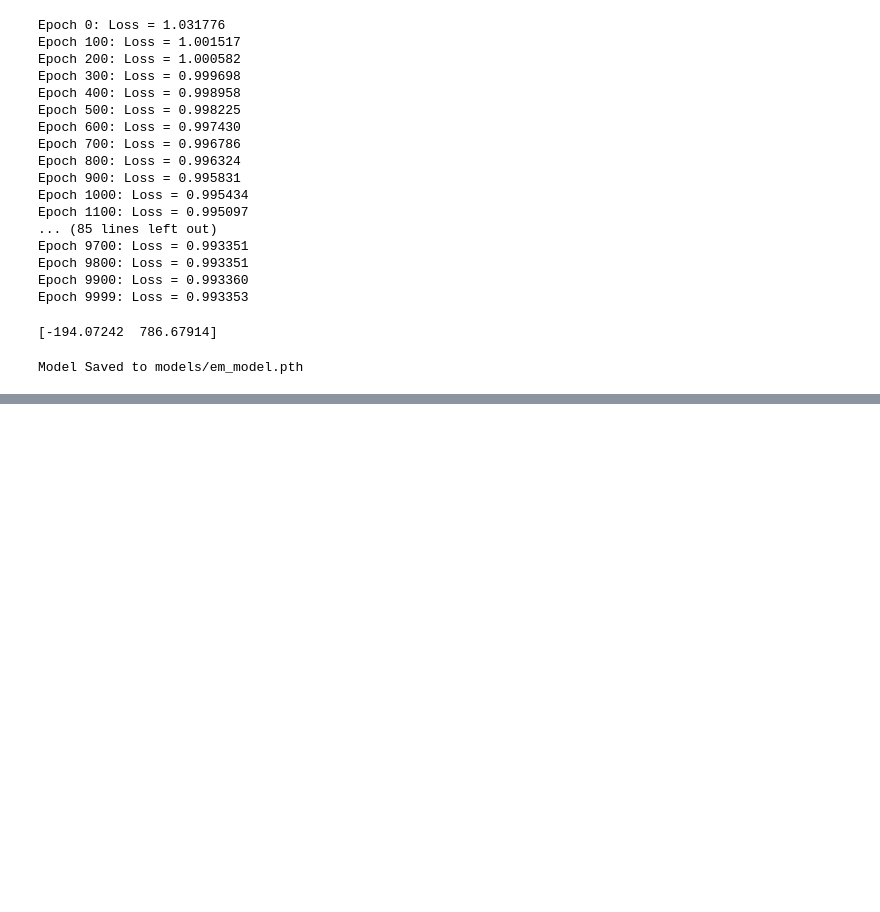
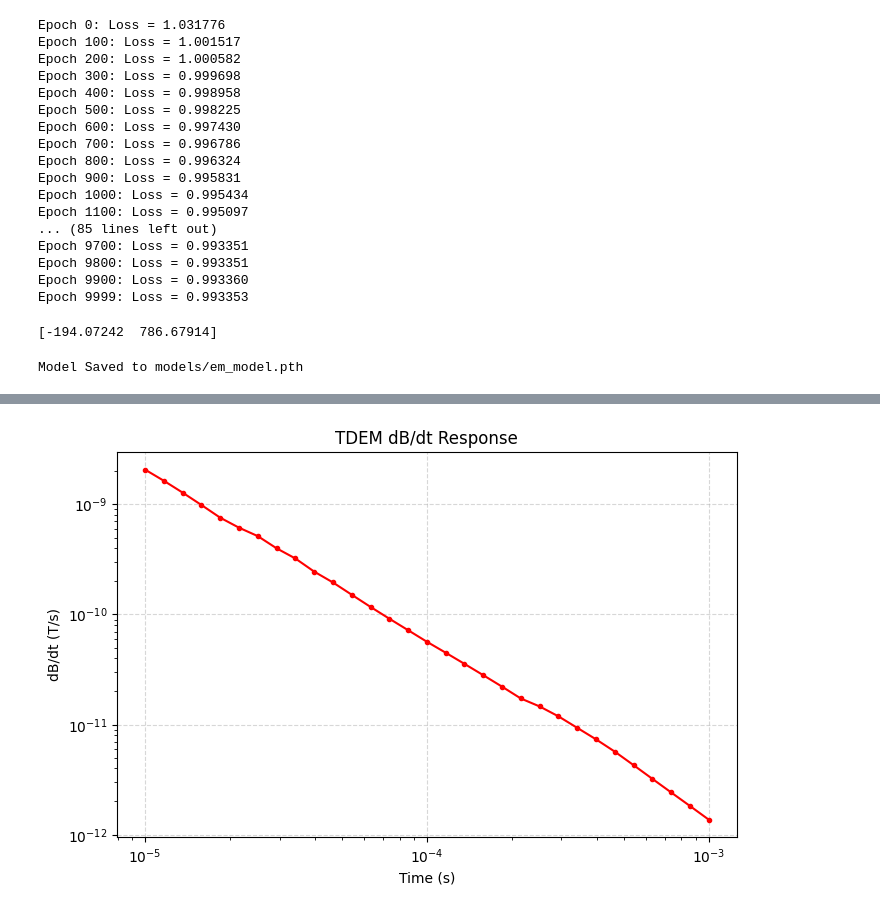
Before and after one commit to Graphical27/Time-Domain-Electromagnetics, a Jupyter notebook: main.ipynb, the cells around one changed output, grey strips where cells are left out. Saved outputs shown, nothing was run; the diff lists cells and outputs as text; code cells hidden in the pictures; blank space fills up the shorter version.

```diff
--- a/main.ipynb
+++ b/main.ipynb
@@ -85,3 +85,92 @@ print(predict_dbdt(1e-05, -5.60886297079976E-10))
 # print(f"Model Saved to models/em_model.pth")
 # %% [output]
 Model Saved to models/em_model.pth
+# %%
+import numpy as np
+import pandas as pd
+import matplotlib.pyplot as plt
+
+from simpeg import (
+    maps, optimization, data_misfit, regularization,
+    inverse_problem, inversion, directives, utils, discretize
+)
+from simpeg.electromagnetics import time_domain
+
+def generate_tdem_data(resistivities, thicknesses, plotIt=True):
+    # Validate input
+    n_layers = len(resistivities)
+    assert len(thicknesses) == n_layers - 1, "Thickness list must be one less than resistivity list"
+
+    cs, ncx, ncz, npad = 5.0, 25, 15, 15
+    hx = [(cs, ncx), (cs, npad, 1.3)]
+    hz = [(cs, npad, -1.3), (cs, ncz), (cs, npad, 1.3)]
+    mesh = discretize.CylindricalMesh([hx, 1, hz], "00C")
+    z = mesh.cell_centers_z
+
+    active = z < 0.0
+    actMap = maps.InjectActiveCells(mesh, active, np.log(1e-8), nC=mesh.shape_cells[2])
+    mapping = maps.ExpMap(mesh) * maps.SurjectVertical1D(mesh) * actMap
+
+    # Build layer-based conductivity model
+    sigma = np.ones(mesh.shape_cells[2]) * 1e-8
+    depth_top = 0
+    z_layers = -np.cumsum(thicknesses)
+
+    for i, z_bot in enumerate(np.append(z_layers, -1e6)):
+        sigma_layer = 1 / resistivities[i]
+        layer = (z < depth_top) & (z >= z_bot)
+        sigma[layer] = sigma_layer
+        depth_top = z_bot
+
+    mtrue = np.log(sigma[active])
+
+    # Set up survey
+    rxOffset = 1e-3
+    rx = time_domain.Rx.PointMagneticFluxTimeDerivative(
+        np.array([[rxOffset, 0.0, 30]]), np.logspace(-5, -3, 31), "z"
+    )
+    src = time_domain.Src.MagDipole([rx], location=np.array([0.0, 0.0, 80]))
+    survey = time_domain.Survey([src])
+    time_steps = [(1e-06, 20), (1e-05, 20), (0.0001, 20)]
+
+    simulation = time_domain.Simulation3DElectricField(
+        mesh, sigmaMap=mapping, survey=survey, time_steps=time_steps
+    )
+
+    data = simulation.make_synthetic_data(mtrue, relative_error=0.05)
+    times = rx.times
+    dBdt = data.dobs.flatten()
+
+    # Create DataFrame
+    data_rows = []
+    for i, t in enumerate(times):
+        row = [t] + resistivities + thicknesses + [dBdt[i]]
+        data_rows.append(row)
+
+    cols = ["Time"]
+    cols += [f"Resistivity_{i+1}" for i in range(n_layers)]
+    cols += [f"Thickness_{i+1}" for i in range(n_layers - 1)]
+    cols += ["dBdt"]
+
+    df = pd.DataFrame(data_rows, columns=cols)
+    df.to_csv("layered_synthetic_tdem.csv", index=False)
+
+    if plotIt:
+        fig, ax = plt.subplots(1, 1, figsize=(8, 5))
+        ax.loglog(times, -dBdt, "r.-")
+        ax.set_xlabel("Time (s)")
+        ax.set_ylabel("dB/dt (T/s)")
+        ax.grid(True, linestyle="--", alpha=0.5)
+        plt.title("TDEM dB/dt Response")
+        plt.show()
+
+    return df
+
+# Example usage
+if __name__ == "__main__":
+    # 3-layer model: resistivities in ohm-m, thicknesses in meters
+    resistivities = [100, 20, 5]      # Resistivity_1, _2, _3
+    thicknesses = [50, 100]           # Thickness_1, _2
+    df = generate_tdem_data(resistivities, thicknesses)
+    print(df.head())
+# %% [output]
@@ -87,0 +181 @@ Model Saved to models/em_model.pth
+[figure, added]
```
Also changed, not shown: parts of 1 cell of this notebook, 1 other file.
